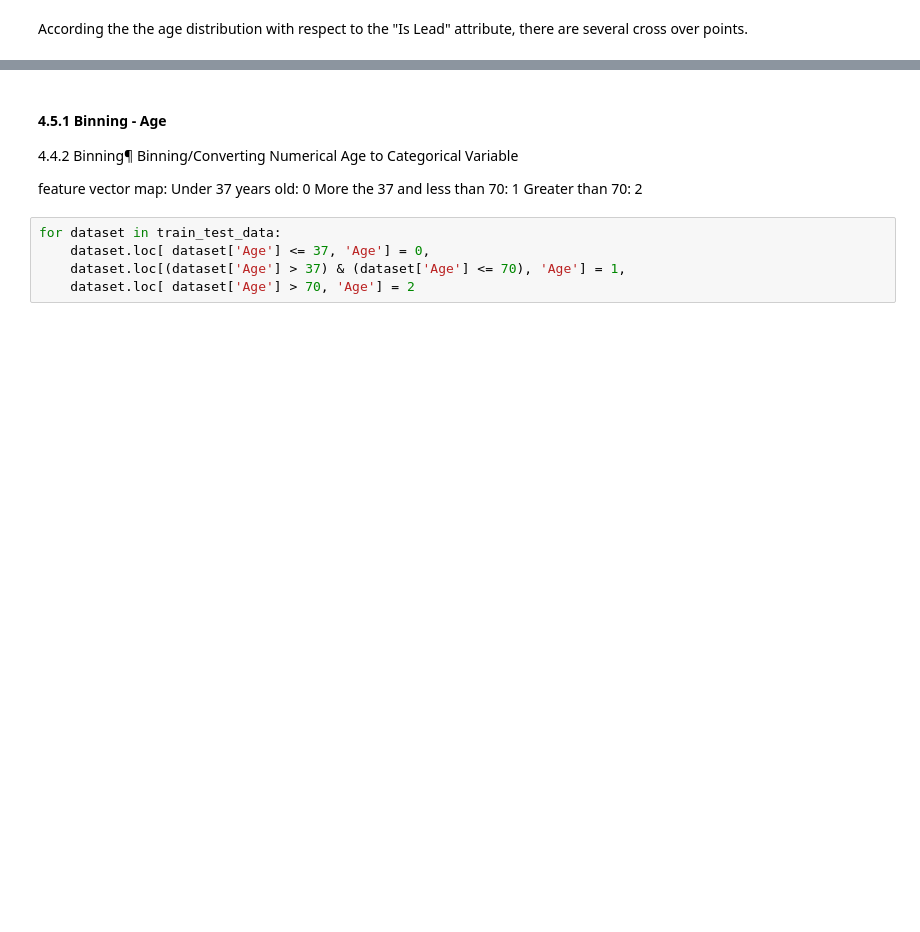
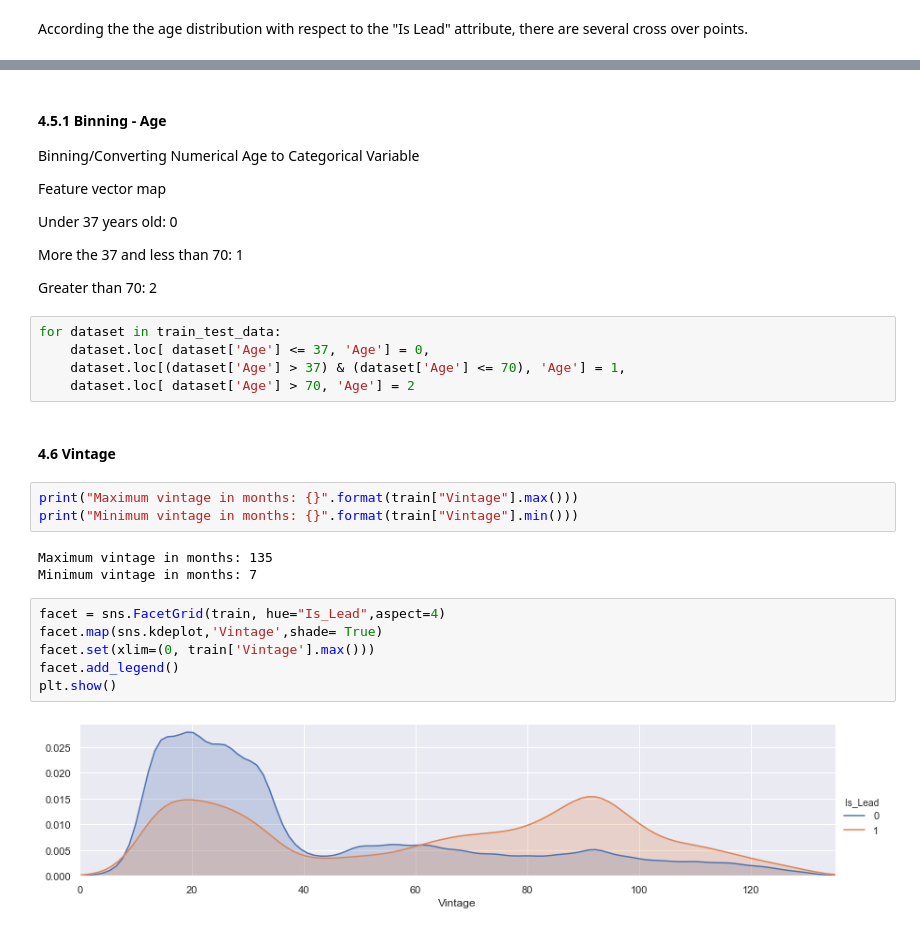
Before and after one commit to karthikramx/Credit-Card-Lead-Prediction, a Jupyter notebook: credit_card_solution.ipynb, the cells around one changed output, grey strips where cells are left out. Cells and saved outputs as stored; diff of their text form; blank space fills up the shorter version.

```diff
--- a/credit_card_solution.ipynb
+++ b/credit_card_solution.ipynb
@@ -257,15 +259,33 @@ plt.xlim(70, 85)
 [figure]
 # %% [markdown]
 #### 4.5.1 Binning - Age
-4.4.2 Binning¶
 Binning/Converting Numerical Age to Categorical Variable
 
-feature vector map:
-Under 37 years old: 0
+Feature vector map
+
+Under 37 years old:           0
+
 More the 37 and less than 70: 1
-Greater than 70: 2
+
+Greater than 70:              2
 # %%
 for dataset in train_test_data:
     dataset.loc[ dataset['Age'] <= 37, 'Age'] = 0,
     dataset.loc[(dataset['Age'] > 37) & (dataset['Age'] <= 70), 'Age'] = 1,
     dataset.loc[ dataset['Age'] > 70, 'Age'] = 2
+# %% [markdown]
+#### 4.6 Vintage
+# %%
+print("Maximum vintage in months: {}".format(train["Vintage"].max()))
+print("Minimum vintage in months: {}".format(train["Vintage"].min()))
+# %% [output]
+Maximum vintage in months: 135
+Minimum vintage in months: 7
+# %%
+facet = sns.FacetGrid(train, hue="Is_Lead",aspect=4)
+facet.map(sns.kdeplot,'Vintage',shade= True)
+facet.set(xlim=(0, train['Vintage'].max()))
+facet.add_legend()
+plt.show()
+# %% [output]
+[figure, added]
```
Also changed, not shown: parts of 35 cells of this notebook.
